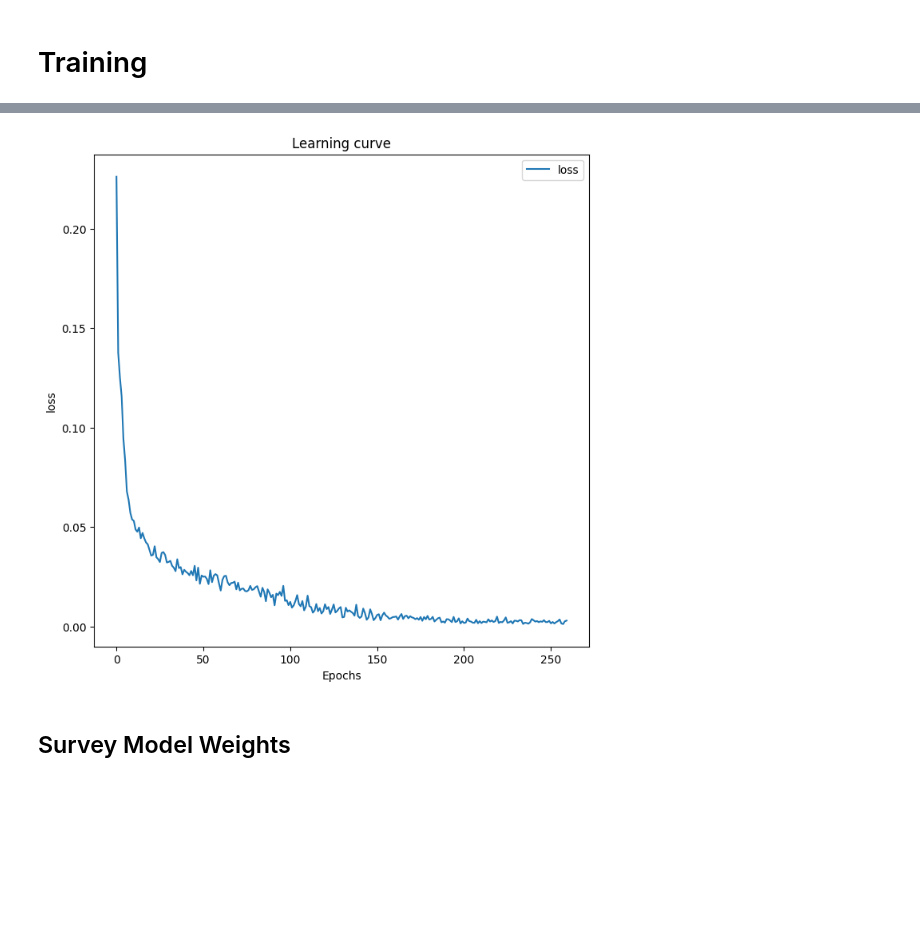
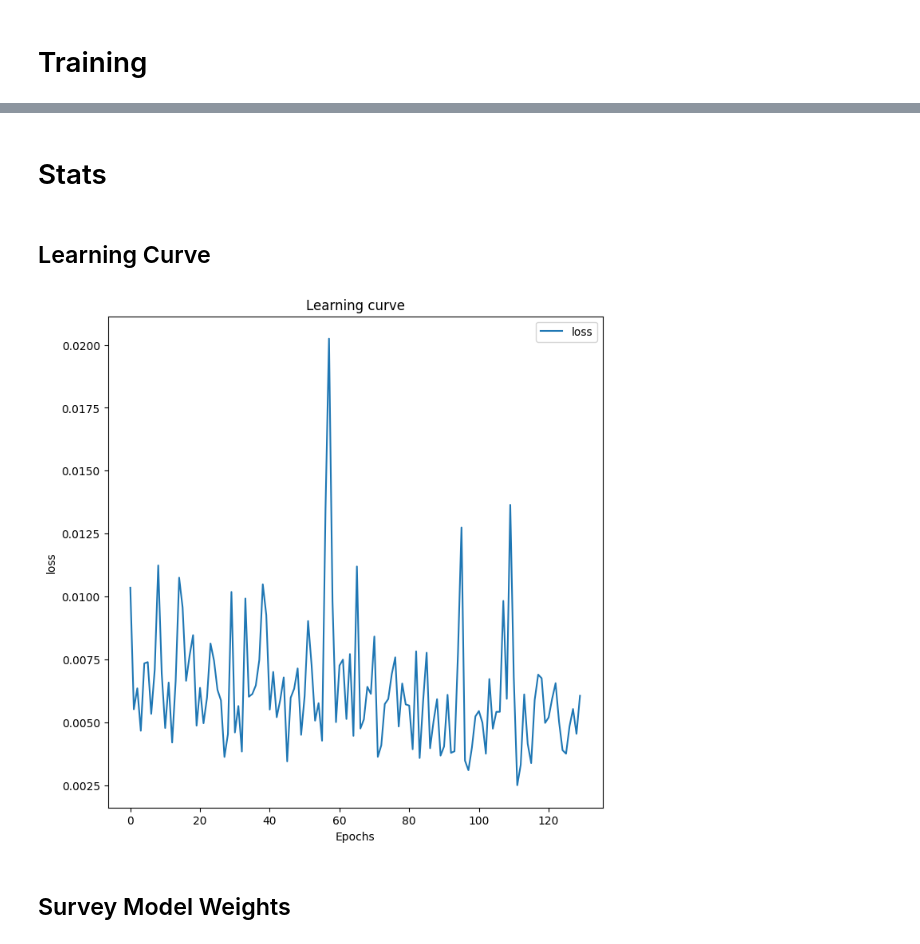
Before and after one commit to gkcng/arc, a Jupyter notebook: arc_transformer.ipynb, the cells around one changed output, grey strips where cells are left out. Drawn from its saved outputs; the diff is of its cells as text; code cells hidden in the pictures; blank space fills up the shorter version.

Commit message:
Refactored to use Keras' MHA implementation.

```diff
--- a/arc_transformer.ipynb
+++ b/arc_transformer.ipynb
@@ -1133,0 +891,5 @@ def predict(inp, tar_head, inp_pad, tar_pad):
+# %%
+learning_rate = CustomSchedule(d_model)
+
+optimizer = tf.keras.optimizers.Adam(learning_rate, beta_1=0.9, beta_2=0.98,
+                                     epsilon=1e-9)
@@ -1134,2 +907,27 @@ def predict(inp, tar_head, inp_pad, tar_pad):
+# %%
+def masked_loss(label, pred):
+  mask = label != 0
+  loss_object = tf.keras.losses.MeanSquaredError()
+  loss = loss_object(label, pred)
+
+  mask = tf.cast(mask, dtype=loss.dtype)
+  loss *= mask
+
+  loss = tf.reduce_sum(loss)/tf.reduce_sum(mask)
+  return loss
+
+# Need to use gsb_to_grid
+def masked_accuracy(label, pred):
+  pred = tf.argmax(pred, axis=2)
+  label = tf.cast(label, pred.dtype)
+  match = label == pred
+
+  mask = label != 0
+
+  match = match & mask
+
+  match = tf.cast(match, dtype=tf.float32)
+  mask = tf.cast(mask, dtype=tf.float32)
+  return tf.reduce_sum(match)/tf.reduce_sum(mask)
 # %% [markdown]
 # Training
@@ -1181,0 +934,10 @@ Epoch: 260 - 0.34 secs - loss: 0.0030
+# %%
+transformer.compile(
+   loss=masked_loss,
+   optimizer=optimizer,
+   metrics=[tf.keras.metrics.Accuracy()])
+# %%
+history = transformer.fit(
+    training_set.batches,
+    epochs=EPOCHS,
+    validation_data=validatn_set.batches)
@@ -1182,13 +962,17 @@ Epoch: 260 - 0.34 secs - loss: 0.0030
+# %% [markdown]
+# Stats
+# %% [markdown]
+## Learning Curve
 # %%
 plt.figure(figsize=(8, 8))
 plt.title("Learning curve")
-plt.plot(history, label="loss")
+plt.plot(history.history['loss'], label="loss")
 plt.xlabel("Epochs")
 plt.ylabel("loss")
 plt.legend();
 # transformer.summary()
 # %% [output]
-[figure, old version]
+[figure, new version]
 # %% [markdown]
 ## Survey Model Weights
 # %%
```
Also changed, not shown: parts of 113 cells of this notebook.
